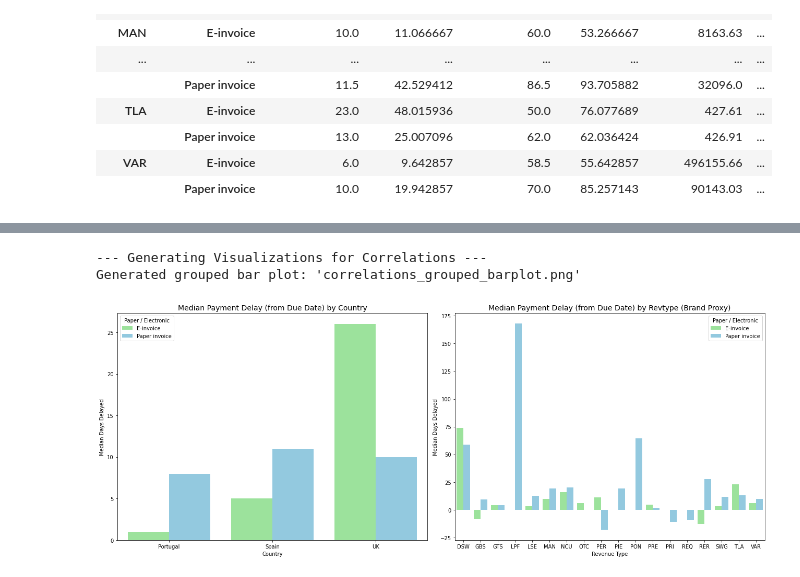
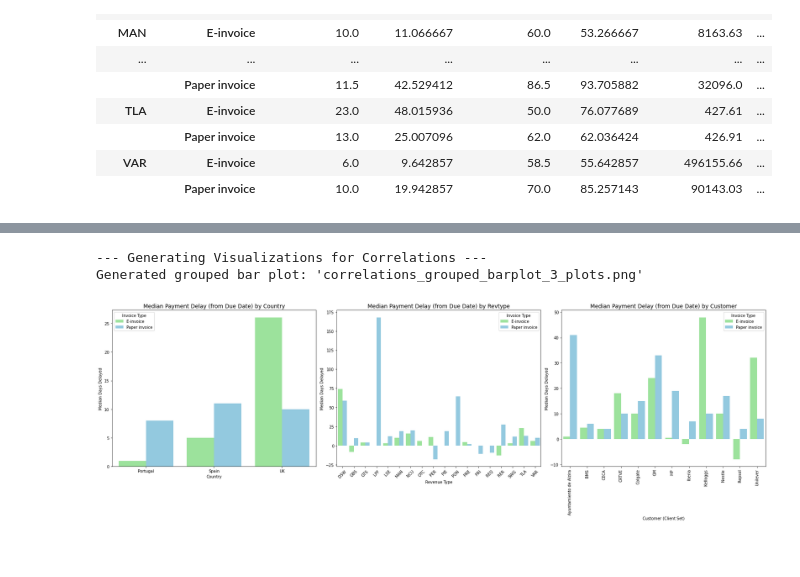
Before and after one commit to sm4ck717/Data-Crunching-Problem, a Jupyter notebook: analysis.ipynb, the cells around one changed output, grey strips where cells are left out. Drawn from its saved outputs; the diff is of its cells as text; code cells hidden in the pictures; blank space fills up the shorter version.

Commit message:
Updated data cleaning script and added visualizations

```diff
--- a/analysis.ipynb
+++ b/analysis.ipynb
@@ -560,9 +573,11 @@ print("\n--- Generating Visualizations for Correlations ---")
 # 1. Prepare data for plotting (Median PD from Due Date)
 country_plot_df = country_agg.reset_index()
 revtype_plot_df = revtype_agg.reset_index()
+customer_plot_df = customer_agg.reset_index() # Prepare customer data
 
-# 2. Create Figure with two subplots
-fig, (ax1, ax2) = plt.subplots(1, 2, figsize=(18, 7))
+# 2. Create Figure with three subplots
+# Changed from (1, 2) to (1, 3) and adjusted figsize for width
+fig, (ax1, ax2, ax3) = plt.subplots(1, 3, figsize=(24, 8))
 
 # Plot 1: By Country
 sns.barplot(
@@ -570,34 +585,55 @@ sns.barplot(
     x='Country',
     y='Median_PD_Due',
     hue='Paper / Electronic',
     palette={'Paper invoice': 'skyblue', 'E-invoice': 'lightgreen'},
     ax=ax1
 )
 ax1.set_title('Median Payment Delay (from Due Date) by Country', fontsize=14)
 ax1.set_ylabel('Median Days Delayed')
 ax1.set_xlabel('Country')
+ax1.legend(title='Invoice Type')
 
 # Plot 2: By Revtype
 sns.barplot(
     data=revtype_plot_df,
     x='Revtype',
     y='Median_PD_Due',
     hue='Paper / Electronic',
     palette={'Paper invoice': 'skyblue', 'E-invoice': 'lightgreen'},
     ax=ax2
 )
-ax2.set_title('Median Payment Delay (from Due Date) by Revtype (Brand Proxy)', fontsize=14)
+ax2.set_title('Median Payment Delay (from Due Date) by Revtype', fontsize=14)
 ax2.set_ylabel('Median Days Delayed')
 ax2.set_xlabel('Revenue Type')
+# Rotate x-axis labels for readability if there are many Revtypes
+ax2.tick_params(axis='x', rotation=45)
+ax2.legend(title='Invoice Type')
+
+# --- New Plot 3: By Customer ---
+sns.barplot(
+    data=customer_plot_df,
+    x='Customer',
+    y='Median_PD_Due',
+    hue='Paper / Electronic',
+    palette={'Paper invoice': 'skyblue', 'E-invoice': 'lightgreen'},
+    ax=ax3
+)
+ax3.set_title('Median Payment Delay (from Due Date) by Customer', fontsize=14)
+ax3.set_ylabel('Median Days Delayed')
+ax3.set_xlabel('Customer (Client Set)')
+# Rotate x-axis labels for readability
+ax3.tick_params(axis='x', rotation=90)
+ax3.legend(title='Invoice Type')
+
 
 plt.tight_layout()
 
 # Save the plot
-plot_filename = 'correlations_grouped_barplot.png'
+plot_filename = 'correlations_grouped_barplot_3_plots.png'
 plt.savefig(plot_filename)
 
 print(f"Generated grouped bar plot: '{plot_filename}'")
 # %% [output]
 --- Generating Visualizations for Correlations ---
-Generated grouped bar plot: 'correlations_grouped_barplot.png'
+Generated grouped bar plot: 'correlations_grouped_barplot_3_plots.png'
-[figure, old version]
+[figure, new version]
```
Also changed, not shown: parts of 3 cells of this notebook, 7 other files.
